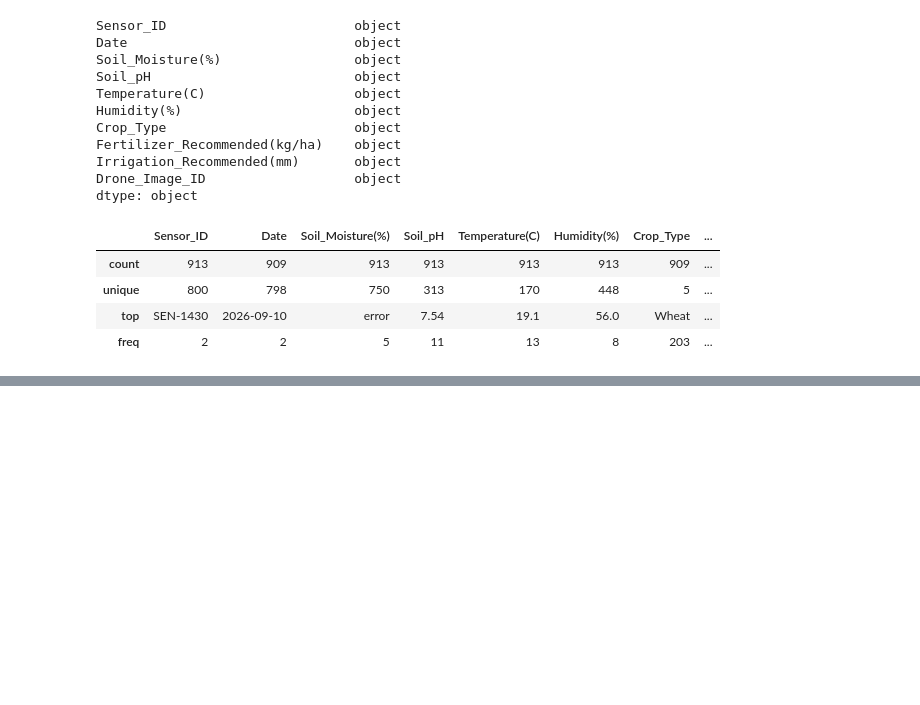
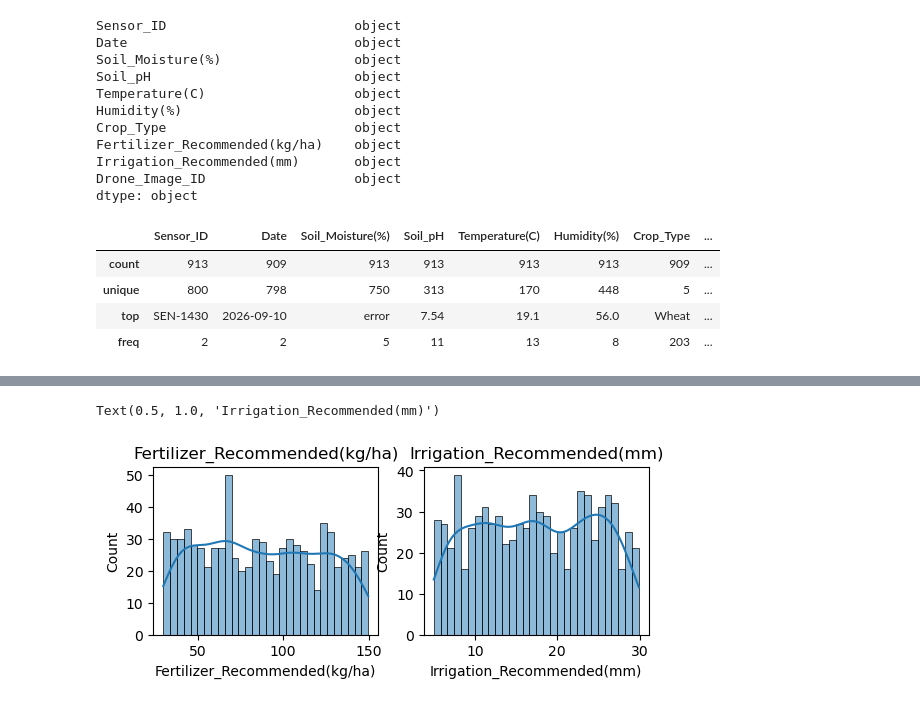
Before and after one commit to Nuwahereza-Dennise/Nuwahereza-Dennise, a Jupyter notebook: Assignment5.ipynb, the cells around one changed output, grey strips where cells are left out. Drawn from its saved outputs; the diff is of its cells as text; code cells hidden in the pictures; blank space fills up the shorter version.

```diff
--- a/Assignment5.ipynb
+++ b/Assignment5.ipynb
@@ -72,0 +303,12 @@ df.describe()
+# %%
+# Histogram of 'Fertilizer_Recommended(kg/ha)'
+plt.subplot(2, 2, 1)
+sns.histplot(df['Fertilizer_Recommended(kg/ha)'], bins=30, kde=True)
+plt.title('Fertilizer_Recommended(kg/ha)')
+# Histogram of 'Irrigation_Recommended(mm)'
+plt.subplot(2, 2, 2)
+sns.histplot(df['Irrigation_Recommended(mm)'], bins=30, kde=True)
+plt.title('Irrigation_Recommended(mm)')
+# %% [output]
+Text(0.5, 1.0, 'Irrigation_Recommended(mm)')
+[figure, added]
```
Also changed, not shown: parts of 13 cells of this notebook, 1 other file.
